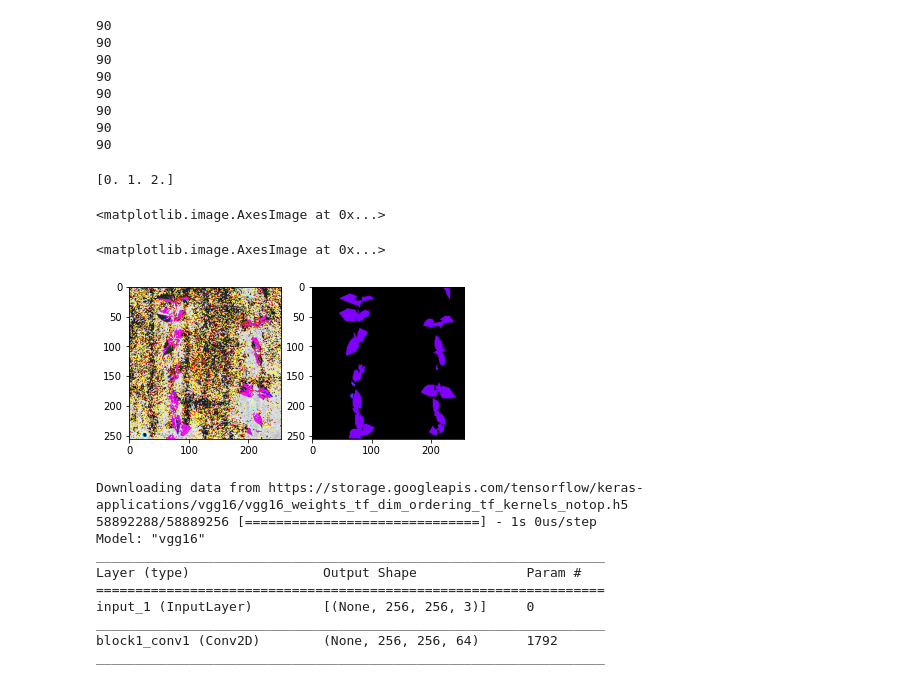
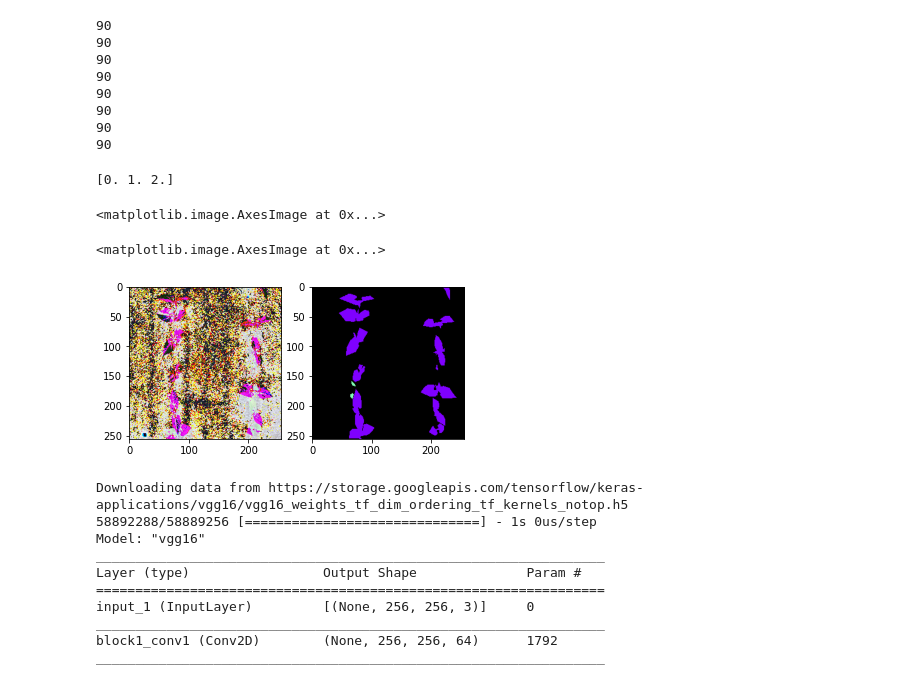
Before and after one commit to Luca-Massini/AN2DL-challenge2, a Jupyter notebook: Luca/Segmentation_1.ipynb, the cells around one changed output. Drawn from its saved outputs; the diff is of its cells as text; code cells hidden in the pictures.

```diff
--- a/Luca/Segmentation_1.ipynb
+++ b/Luca/Segmentation_1.ipynb
@@ -259,37 +259,37 @@ import matplotlib.pyplot as plt
 %matplotlib inline
 
 # Assign a color to each class
-evenly_spaced_interval = np.linspace(0, 1, 20)
+evenly_spaced_interval = np.linspace(0, 1, 3)
 colors = [cm.rainbow(x) for x in evenly_spaced_interval]
 
 iterator = iter(valid_dataset)
 # %%
 
 fig, ax = plt.subplots(1, 2)
 
 augmented_img, target = next(iterator)
 augmented_img = augmented_img[0]   # First element
 augmented_img = augmented_img  # denormalize
 
 target = np.array(target[0, ..., 0])   # First element (squeezing channel dimension)
 
 print(np.unique(target))
 
 target_img = np.zeros([target.shape[0], target.shape[1], 3])
 
 target_img[np.where(target == 0)] = [0, 0, 0]
-for i in range(1, 21):
+for i in range(1, 3):
   target_img[np.where(target == i)] = np.array(colors[i-1])[:3] * 255
 
 ax[0].imshow(np.uint8(augmented_img))
 ax[1].imshow(np.uint8(target_img))
 
 plt.show()
 # %% [output]
 [0. 1. 2.]
 <matplotlib.image.AxesImage at 0x...>
 <matplotlib.image.AxesImage at 0x...>
-[figure, old version]
+[figure, new version]
 # %%
 vgg = tf.keras.applications.VGG16(weights='imagenet', include_top=False, input_shape=(img_h, img_w, 3))
 vgg.summary()
```
Also changed, not shown: parts of 3 cells of this notebook.
